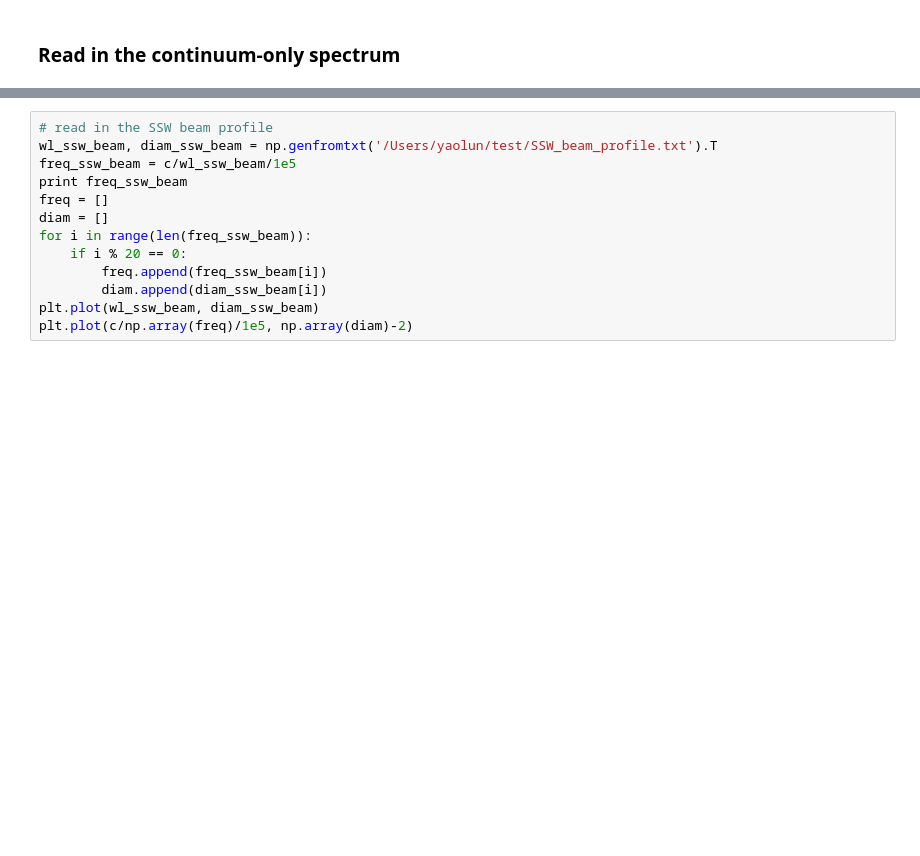
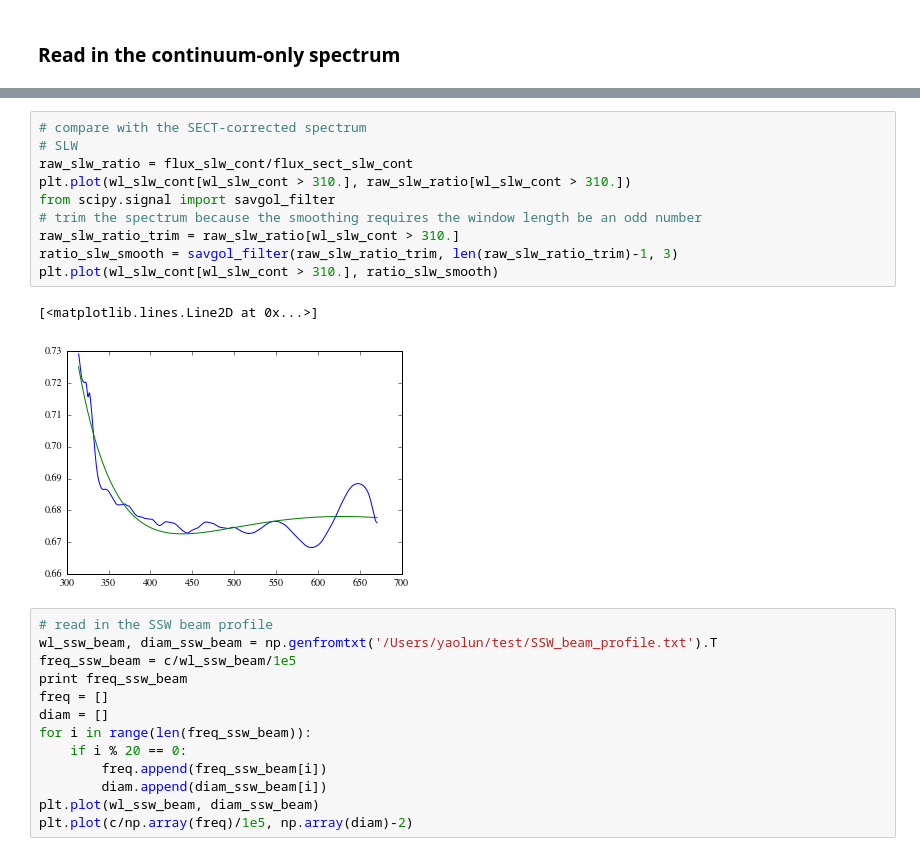
Before and after one commit to yaolun/sa, a Jupyter notebook: spire_products_comparison.ipynb, the cells around one changed output, grey strips where cells are left out. Drawn from its saved outputs; the diff is of its cells as text; blank space fills up the shorter version.

```diff
--- a/spire_products_comparison.ipynb
+++ b/spire_products_comparison.ipynb
@@ -314,3 +387,16 @@ plt.plot(wl_cont, ratio_smooth)
+# %%
+# compare with the SECT-corrected spectrum
+# SLW
+raw_slw_ratio = flux_slw_cont/flux_sect_slw_cont
+plt.plot(wl_slw_cont[wl_slw_cont > 310.], raw_slw_ratio[wl_slw_cont > 310.])
+from scipy.signal import savgol_filter
+# trim the spectrum because the smoothing requires the window length be an odd number
+raw_slw_ratio_trim = raw_slw_ratio[wl_slw_cont > 310.]
+ratio_slw_smooth = savgol_filter(raw_slw_ratio_trim, len(raw_slw_ratio_trim)-1, 3)
+plt.plot(wl_slw_cont[wl_slw_cont > 310.], ratio_slw_smooth)
+# %% [output]
+[<matplotlib.lines.Line2D at 0x...>]
+[figure, added]
 # %%
 # read in the SSW beam profile
 wl_ssw_beam, diam_ssw_beam = np.genfromtxt('/Users/yaolun/test/SSW_beam_profile.txt').T
```
Also changed, not shown: parts of 22 cells of this notebook.
